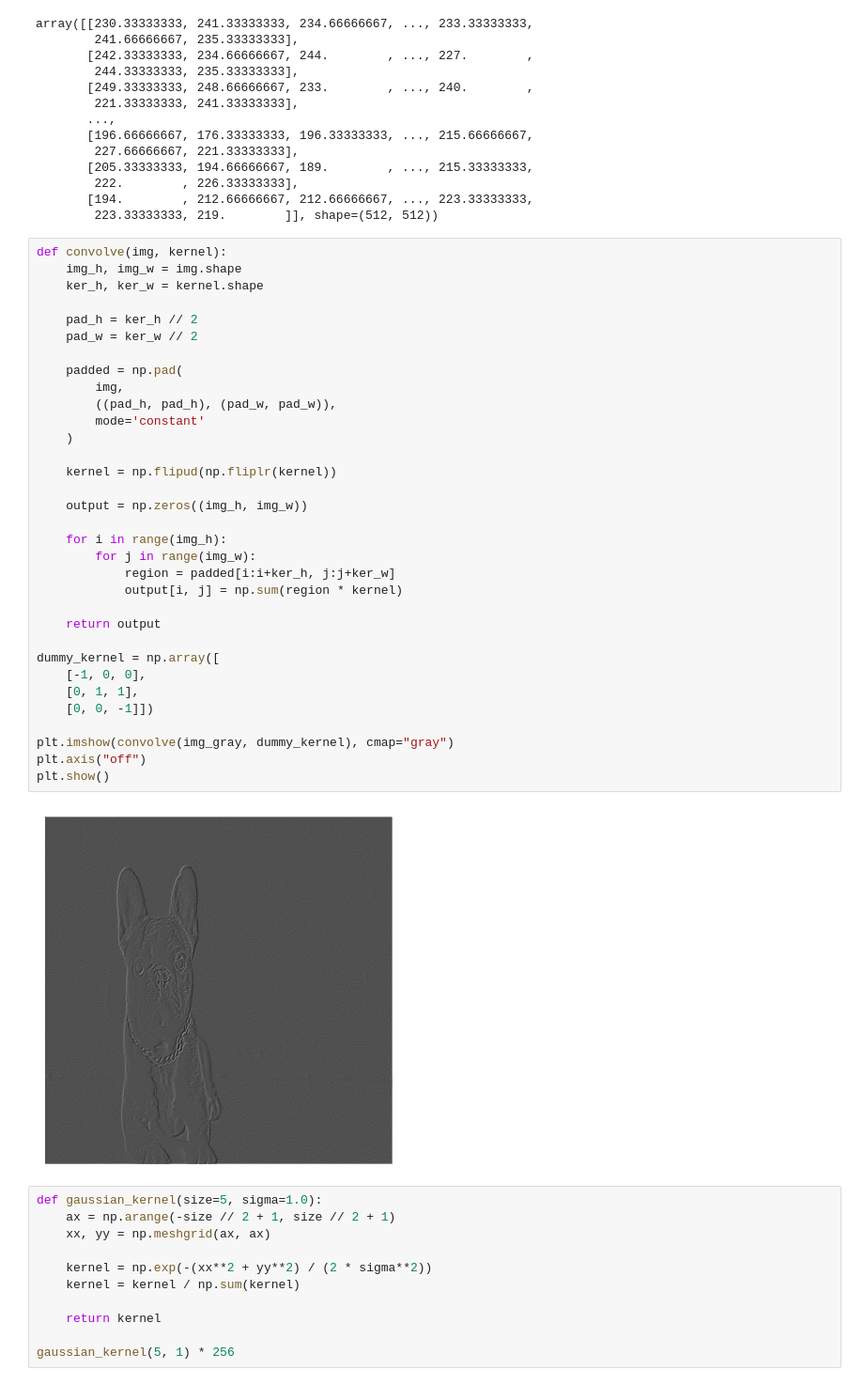
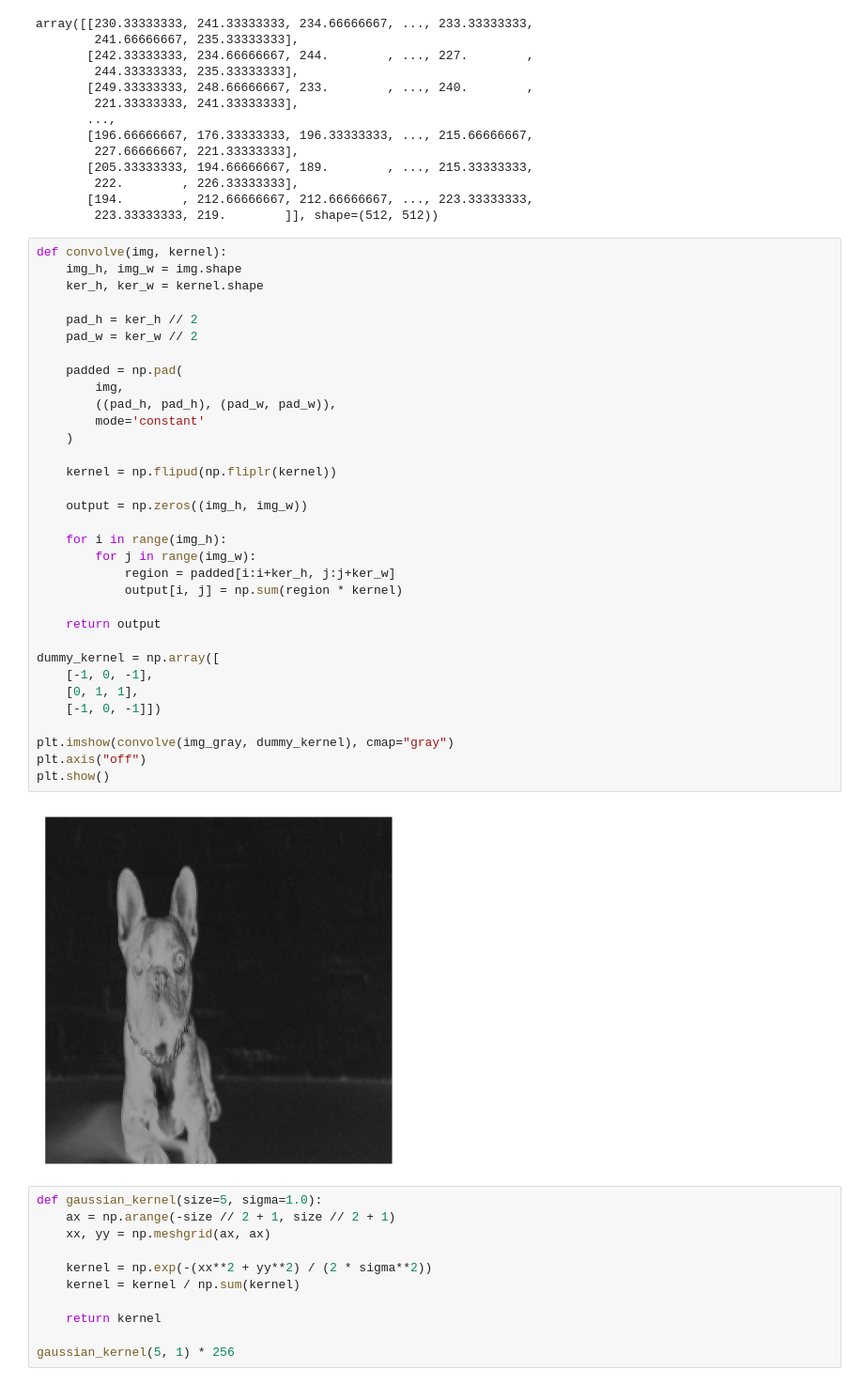
Before and after one commit to gucolombini/turtlesim-image-drawing, a Jupyter notebook: src/turtle-artist/turtle_artist/edge_detection.ipynb, the cells around one changed output. Shown at 94% size. Cells and saved outputs as stored; diff of their text form.

```diff
--- a/src/turtle-artist/turtle_artist/edge_detection.ipynb
+++ b/src/turtle-artist/turtle_artist/edge_detection.ipynb
@@ -36,36 +36,36 @@ def convolve(img, kernel):
     img_h, img_w = img.shape
     ker_h, ker_w = kernel.shape
 
     pad_h = ker_h // 2
     pad_w = ker_w // 2
 
     padded = np.pad(
         img,
         ((pad_h, pad_h), (pad_w, pad_w)),
         mode='constant'
     )
 
     kernel = np.flipud(np.fliplr(kernel))
 
     output = np.zeros((img_h, img_w))
 
     for i in range(img_h):
         for j in range(img_w):
             region = padded[i:i+ker_h, j:j+ker_w]
             output[i, j] = np.sum(region * kernel)
 
     return output
 
 dummy_kernel = np.array([
-    [-1, 0, 0],
+    [-1, 0, -1],
     [0, 1, 1],
-    [0, 0, -1]])
+    [-1, 0, -1]])
 
 plt.imshow(convolve(img_gray, dummy_kernel), cmap="gray")
 plt.axis("off")
 plt.show()
 # %% [output]
-[figure, old version]
+[figure, new version]
 # %%
 def gaussian_kernel(size=5, sigma=1.0):
     ax = np.arange(-size // 2 + 1, size // 2 + 1)
```
Also changed, not shown: parts of 5 cells of this notebook, 3 other files.
